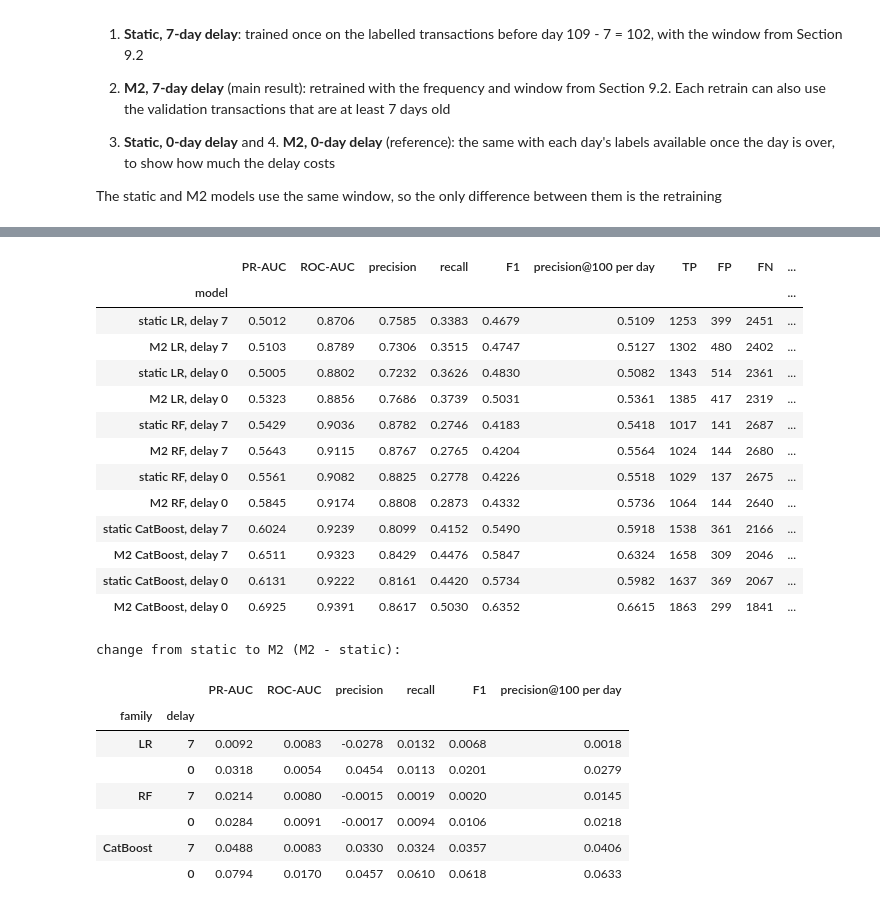
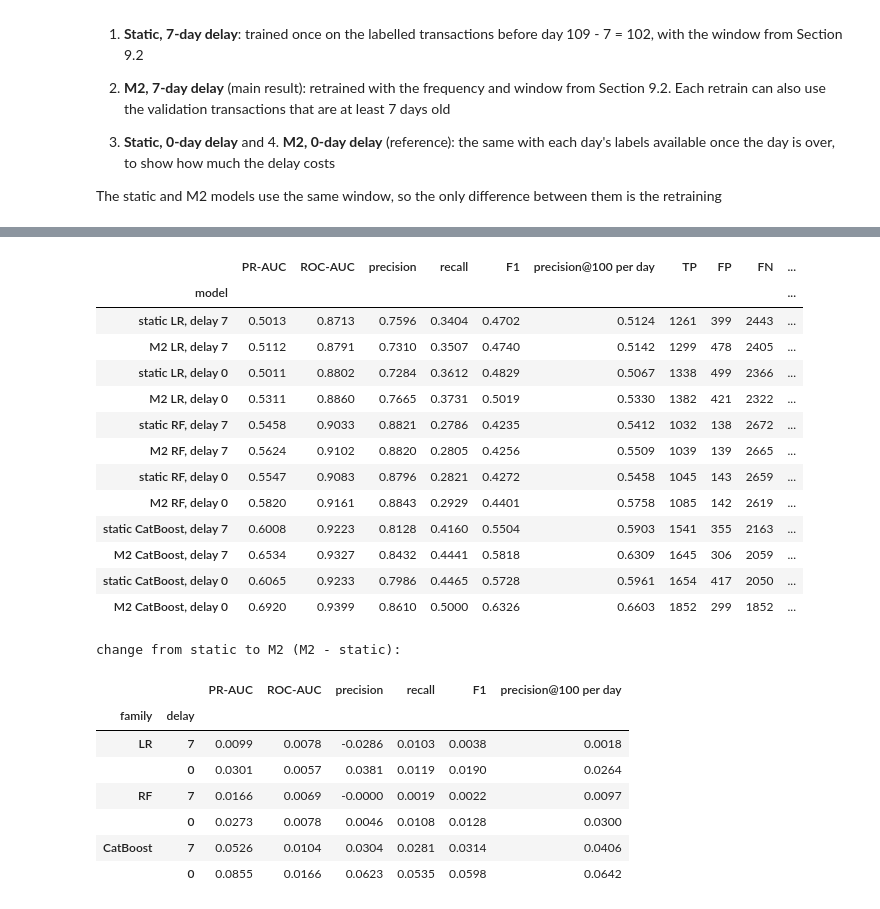
Before and after one commit to xman666888/bt4012-credit-card-fraud, a Jupyter notebook: notebooks/05_ieee_m0_m2.ipynb, the cells around one changed output, grey strips where cells are left out. Drawn from its saved outputs; the diff is of its cells as text; code cells hidden in the pictures.

Commit message:
refit freq and card1 features at each m2 then retrain and rerun ieee-cis 05

```diff
--- a/notebooks/05_ieee_m0_m2.ipynb
+++ b/notebooks/05_ieee_m0_m2.ipynb
@@ -962,7 +969,7 @@ We first put the training and validation rows into one frame (`X`, `y`), with th
 LABEL_DELAY_DAYS = 7
 
 # scores of every retraining run are saved here, so a rerun can skip the runs that already finished
-SCORES_DIR = Path("../data/interim/m2_scores")
+SCORES_DIR = Path("../data/interim/m2_scores_refit")
 SCORES_DIR.mkdir(parents=True, exist_ok=True)
 
 # training and validation rows in one frame, in time order, with the day of each row
@@ -970,6 +977,7 @@ day = np.concatenate([(train["TransactionDT"] // 86400).to_numpy(), val_day])
 del train, val, shap_model, shap_rows, shap_values
 X, y = pd.concat([X_train, X_val]), pd.concat([y_train, y_val])
 del X_train, X_val
+# the training rows come first in X
 is_train = np.arange(len(X)) < len(y_train)
 is_val = ~is_train
 print("training rows:", is_train.sum(), ", days", day[is_train].min(), "to", day[is_train].max())
@@ -977,6 +985,30 @@ print("validation rows:", is_val.sum(), ", days", day[is_val].min(), "to", day[i
 # %% [output]
 training rows: 377945 , days 1 to 109
 validation rows: 94487 , days 109 to 141
+# %%
+# the frequency and card1 statistic features from notebook 04, which are fitted there once on all training rows
+FREQ_SOURCE_COLS = [c.removesuffix("_freq") for c in feature_cols if c.endswith("_freq")]
+CARD1_STAT_SOURCE_COLS = ["TransactionAmt", "D1", "D10", "D15"]
+
+
+# count of each value and the card1 statistics, learned from encode_rows only (no labels are used)
+def fit_encodings(encode_rows):
+    X_enc = X.loc[encode_rows, FREQ_SOURCE_COLS + CARD1_STAT_SOURCE_COLS]
+    counts = {col: X_enc[col].value_counts() for col in FREQ_SOURCE_COLS}
+    # float64 so the averages are the same as in notebook 04
+    stats = {col: X_enc[col].astype("float64").groupby(X_enc["card1"], observed=True).agg(["mean", "std"]) for col in CARD1_STAT_SOURCE_COLS}
+    return counts, stats
+
+
+# replace the encoded columns of X_part (a value not in encode_rows gets a count of 0 and no statistics, as in notebook 04)
+def apply_encodings(X_part, encodings):
+    counts, stats = encodings
+    for col in FREQ_SOURCE_COLS:
+        X_part[f"{col}_freq"] = X_part[col].map(counts[col]).astype("float32").fillna(0)
+    for col in CARD1_STAT_SOURCE_COLS:
+        for stat in ["mean", "std"]:
+            X_part[f"{col}_{stat}_by_card1"] = X_part["card1"].map(stats[col][stat]).astype("float32")
+    return X_part
 # %%
 def retrain_scores(family, run_name, labelled_rows, score_rows, first_day, last_day, frequency, window, delay):
     path = SCORES_DIR / f"{run_name}.pkl"
@@ -997,13 +1029,17 @@ def retrain_scores(family, run_name, labelled_rows, score_rows, first_day, last_
         if window != "all":
             fit_rows &= day >= label_end - window
 
+        # encodings: refitted on all rows before the block start (they do not use labels, so the delay does not apply)
+        encodings = fit_encodings(labelled_rows & (day < block_start))
+        X_fit = apply_encodings(X[fit_rows], encodings)
+
         model = clone(models[family]).set_params(**base_settings[family])   # M0 settings, no class weights
         if family == "CatBoost":
-            model.fit(X[fit_rows], y[fit_rows], cat_features=cat_cols)
+            model.fit(X_fit, y[fit_rows], cat_features=cat_cols)
         else:
-            model.fit(X[fit_rows], y[fit_rows])
-        scores[X.index[block]] = model.predict_proba(X[block])[:, 1]
-        del model
+            model.fit(X_fit, y[fit_rows])
+        scores[X.index[block]] = model.predict_proba(apply_encodings(X[block], encodings))[:, 1]
+        del model, X_fit
         n_models += 1
 
     scores.to_pickle(path)
@@ -1116,39 +1182,42 @@ The four runs per family side by side, then the change from static to M2, then P
 # %%
 m2_table = pd.DataFrame([evaluate(name, scores) for name, scores in m2_scores.items()]).set_index("model")
 display(m2_table.round(4))
 
 # change from static to M2 for each family and delay (M2 - static)
 rows = []
 for family in ["LR", "RF", "CatBoost"]:
     for delay in [LABEL_DELAY_DAYS, 0]:
         static, m2 = m2_table.loc[f"static {family}, delay {delay}"], m2_table.loc[f"M2 {family}, delay {delay}"]
-        rows.append({"family": family, "delay": delay} | {metric: m2[metric] - static[metric] for metric in metric_cols})
+        row = {"family": family, "delay": delay}
+        for metric in metric_cols:
+            row[metric] = m2[metric] - static[metric]
+        rows.append(row)
 print("change from static to M2 (M2 - static):")
 display(pd.DataFrame(rows).set_index(["family", "delay"]).round(4))
 # %% [output]
 |  | PR-AUC | ROC-AUC | precision | recall | F1 | precision@100 per day | TP | FP | FN | ... |
 | model |  |  |  |  |  |  |  |  |  | ... |
-| static LR, delay 7 | 0.5012 | 0.8706 | 0.7585 | 0.3383 | 0.4679 | 0.5109 | 1253 | 399 | 2451 | ... |
-| M2 LR, delay 7 | 0.5103 | 0.8789 | 0.7306 | 0.3515 | 0.4747 | 0.5127 | 1302 | 480 | 2402 | ... |
-| static LR, delay 0 | 0.5005 | 0.8802 | 0.7232 | 0.3626 | 0.4830 | 0.5082 | 1343 | 514 | 2361 | ... |
-| M2 LR, delay 0 | 0.5323 | 0.8856 | 0.7686 | 0.3739 | 0.5031 | 0.5361 | 1385 | 417 | 2319 | ... |
-| static RF, delay 7 | 0.5429 | 0.9036 | 0.8782 | 0.2746 | 0.4183 | 0.5418 | 1017 | 141 | 2687 | ... |
-| M2 RF, delay 7 | 0.5643 | 0.9115 | 0.8767 | 0.2765 | 0.4204 | 0.5564 | 1024 | 144 | 2680 | ... |
-| static RF, delay 0 | 0.5561 | 0.9082 | 0.8825 | 0.2778 | 0.4226 | 0.5518 | 1029 | 137 | 2675 | ... |
-| M2 RF, delay 0 | 0.5845 | 0.9174 | 0.8808 | 0.2873 | 0.4332 | 0.5736 | 1064 | 144 | 2640 | ... |
-| static CatBoost, delay 7 | 0.6024 | 0.9239 | 0.8099 | 0.4152 | 0.5490 | 0.5918 | 1538 | 361 | 2166 | ... |
-| M2 CatBoost, delay 7 | 0.6511 | 0.9323 | 0.8429 | 0.4476 | 0.5847 | 0.6324 | 1658 | 309 | 2046 | ... |
-| static CatBoost, delay 0 | 0.6131 | 0.9222 | 0.8161 | 0.4420 | 0.5734 | 0.5982 | 1637 | 369 | 2067 | ... |
-| M2 CatBoost, delay 0 | 0.6925 | 0.9391 | 0.8617 | 0.5030 | 0.6352 | 0.6615 | 1863 | 299 | 1841 | ... |
+| static LR, delay 7 | 0.5013 | 0.8713 | 0.7596 | 0.3404 | 0.4702 | 0.5124 | 1261 | 399 | 2443 | ... |
+| M2 LR, delay 7 | 0.5112 | 0.8791 | 0.7310 | 0.3507 | 0.4740 | 0.5142 | 1299 | 478 | 2405 | ... |
+| static LR, delay 0 | 0.5011 | 0.8802 | 0.7284 | 0.3612 | 0.4829 | 0.5067 | 1338 | 499 | 2366 | ... |
+| M2 LR, delay 0 | 0.5311 | 0.8860 | 0.7665 | 0.3731 | 0.5019 | 0.5330 | 1382 | 421 | 2322 | ... |
+| static RF, delay 7 | 0.5458 | 0.9033 | 0.8821 | 0.2786 | 0.4235 | 0.5412 | 1032 | 138 | 2672 | ... |
+| M2 RF, delay 7 | 0.5624 | 0.9102 | 0.8820 | 0.2805 | 0.4256 | 0.5509 | 1039 | 139 | 2665 | ... |
+| static RF, delay 0 | 0.5547 | 0.9083 | 0.8796 | 0.2821 | 0.4272 | 0.5458 | 1045 | 143 | 2659 | ... |
+| M2 RF, delay 0 | 0.5820 | 0.9161 | 0.8843 | 0.2929 | 0.4401 | 0.5758 | 1085 | 142 | 2619 | ... |
+| static CatBoost, delay 7 | 0.6008 | 0.9223 | 0.8128 | 0.4160 | 0.5504 | 0.5903 | 1541 | 355 | 2163 | ... |
+| M2 CatBoost, delay 7 | 0.6534 | 0.9327 | 0.8432 | 0.4441 | 0.5818 | 0.6309 | 1645 | 306 | 2059 | ... |
+| static CatBoost, delay 0 | 0.6065 | 0.9233 | 0.7986 | 0.4465 | 0.5728 | 0.5961 | 1654 | 417 | 2050 | ... |
+| M2 CatBoost, delay 0 | 0.6920 | 0.9399 | 0.8610 | 0.5000 | 0.6326 | 0.6603 | 1852 | 299 | 1852 | ... |
 change from static to M2 (M2 - static):
 |  |  | PR-AUC | ROC-AUC | precision | recall | F1 | precision@100 per day |
 | family | delay |  |  |  |  |  |  |
-| LR | 7 | 0.0092 | 0.0083 | -0.0278 | 0.0132 | 0.0068 | 0.0018 |
-|  | 0 | 0.0318 | 0.0054 | 0.0454 | 0.0113 | 0.0201 | 0.0279 |
-| RF | 7 | 0.0214 | 0.0080 | -0.0015 | 0.0019 | 0.0020 | 0.0145 |
-|  | 0 | 0.0284 | 0.0091 | -0.0017 | 0.0094 | 0.0106 | 0.0218 |
-| CatBoost | 7 | 0.0488 | 0.0083 | 0.0330 | 0.0324 | 0.0357 | 0.0406 |
-|  | 0 | 0.0794 | 0.0170 | 0.0457 | 0.0610 | 0.0618 | 0.0633 |
+| LR | 7 | 0.0099 | 0.0078 | -0.0286 | 0.0103 | 0.0038 | 0.0018 |
+|  | 0 | 0.0301 | 0.0057 | 0.0381 | 0.0119 | 0.0190 | 0.0264 |
+| RF | 7 | 0.0166 | 0.0069 | -0.0000 | 0.0019 | 0.0022 | 0.0097 |
+|  | 0 | 0.0273 | 0.0078 | 0.0046 | 0.0108 | 0.0128 | 0.0300 |
+| CatBoost | 7 | 0.0526 | 0.0104 | 0.0304 | 0.0281 | 0.0314 | 0.0406 |
+|  | 0 | 0.0855 | 0.0166 | 0.0623 | 0.0535 | 0.0598 | 0.0642 |
 # %%
 # PR-AUC per validation week: does the static model get worse over time and whether M2 can keep up
 week = (val_day - VAL_FIRST_DAY) // 7
```
Also changed, not shown: parts of 32 cells of this notebook.
